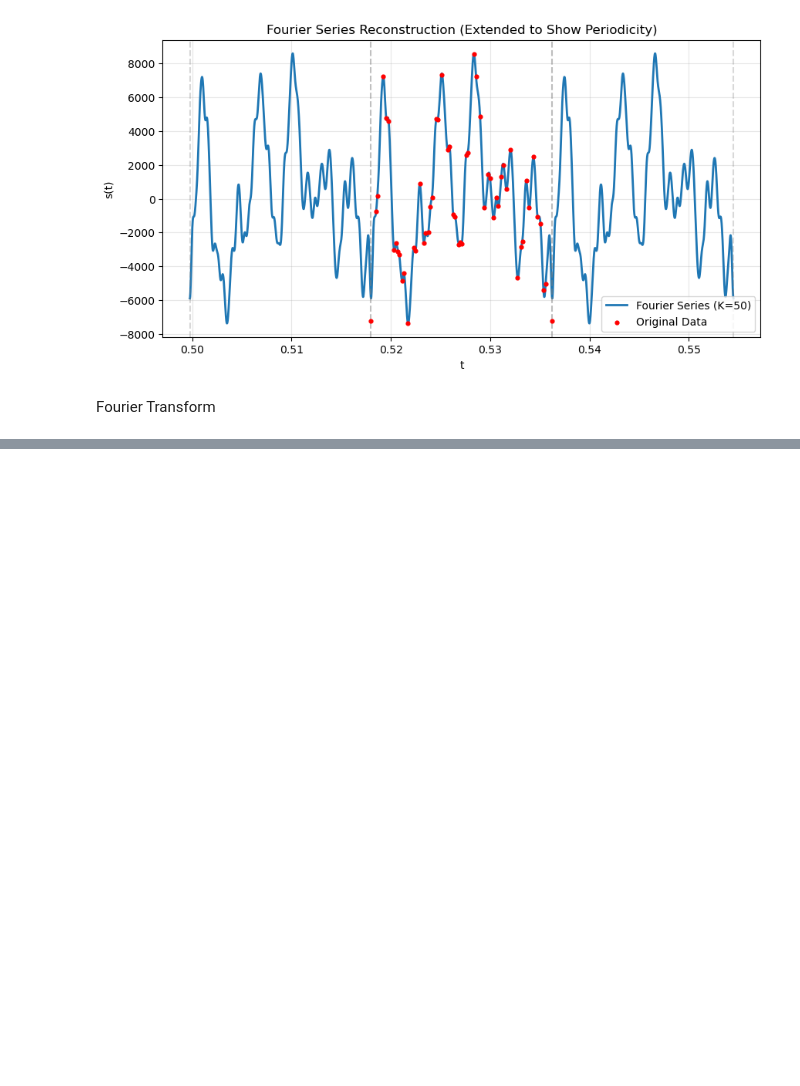
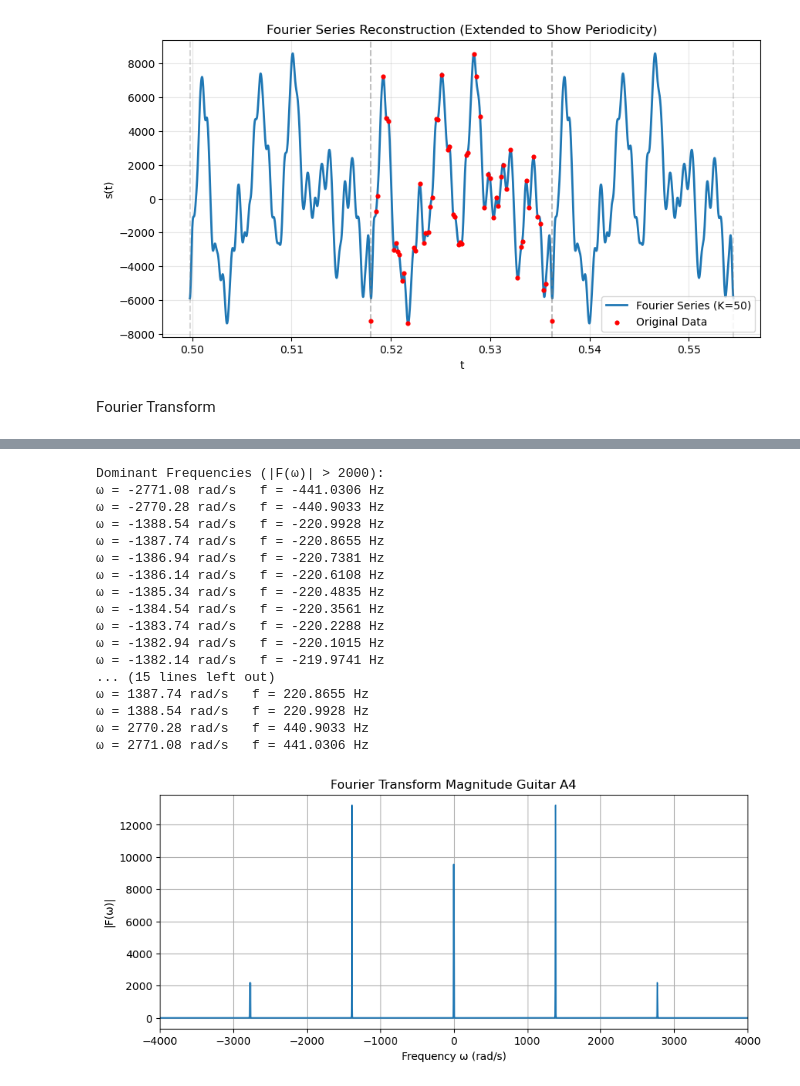
Before and after one commit to RobbenWijanathan/string-signal-analysis, a Jupyter notebook: fourier_analysis.ipynb, the cells around one changed output, grey strips where cells are left out. Saved outputs shown, nothing was run; the diff lists cells and outputs as text; code cells hidden in the pictures; blank space fills up the shorter version.

```diff
--- a/fourier_analysis.ipynb
+++ b/fourier_analysis.ipynb
@@ -302,0 +295,22 @@ DOMINANT FREQUENCIES (|F(ω)| > 2000):
+# %%
+data = pd.read_csv("./plot_data/Guitar A4.csv", header=None)
+res = visualizeFourierTransform(data, "Guitar A4", 2000)
+# %% [output]
+Dominant Frequencies (|F(ω)| > 2000):
+ω = -2771.08 rad/s   f = -441.0306 Hz
+ω = -2770.28 rad/s   f = -440.9033 Hz
+ω = -1388.54 rad/s   f = -220.9928 Hz
+ω = -1387.74 rad/s   f = -220.8655 Hz
+ω = -1386.94 rad/s   f = -220.7381 Hz
+ω = -1386.14 rad/s   f = -220.6108 Hz
+ω = -1385.34 rad/s   f = -220.4835 Hz
+ω = -1384.54 rad/s   f = -220.3561 Hz
+ω = -1383.74 rad/s   f = -220.2288 Hz
+ω = -1382.94 rad/s   f = -220.1015 Hz
+ω = -1382.14 rad/s   f = -219.9741 Hz
+... (15 lines left out)
+ω = 1387.74 rad/s   f = 220.8655 Hz
+ω = 1388.54 rad/s   f = 220.9928 Hz
+ω = 2770.28 rad/s   f = 440.9033 Hz
+ω = 2771.08 rad/s   f = 441.0306 Hz
+[figure, added]
```
Also changed, not shown: parts of 7 cells of this notebook, 7 other files.
